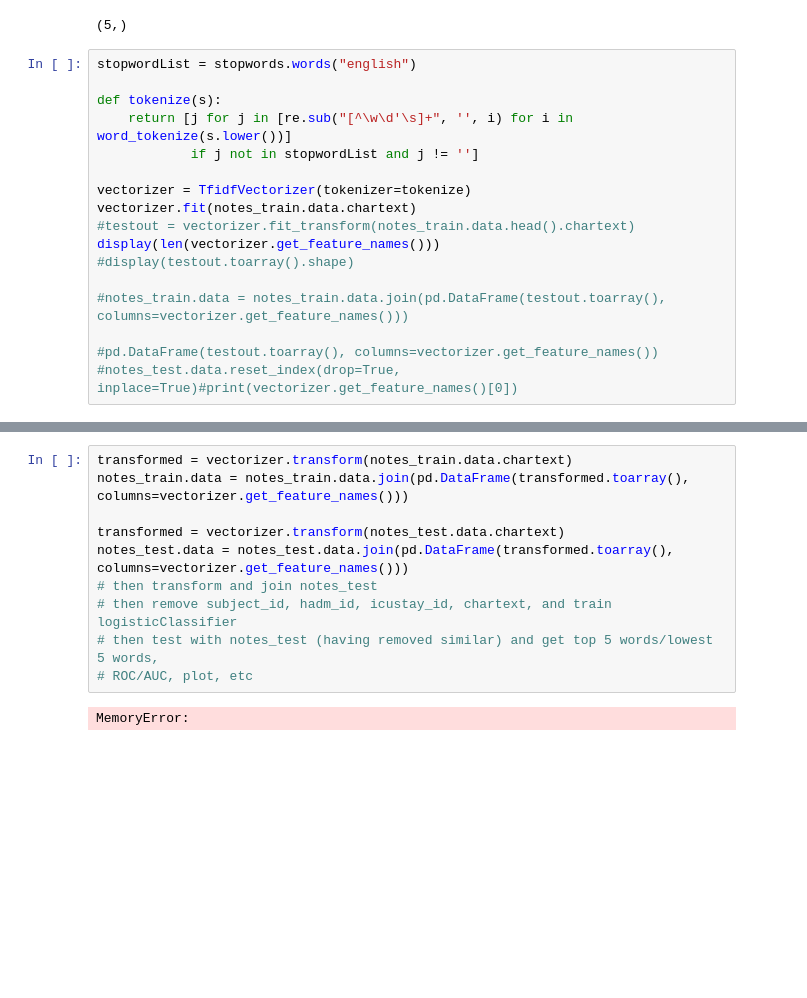
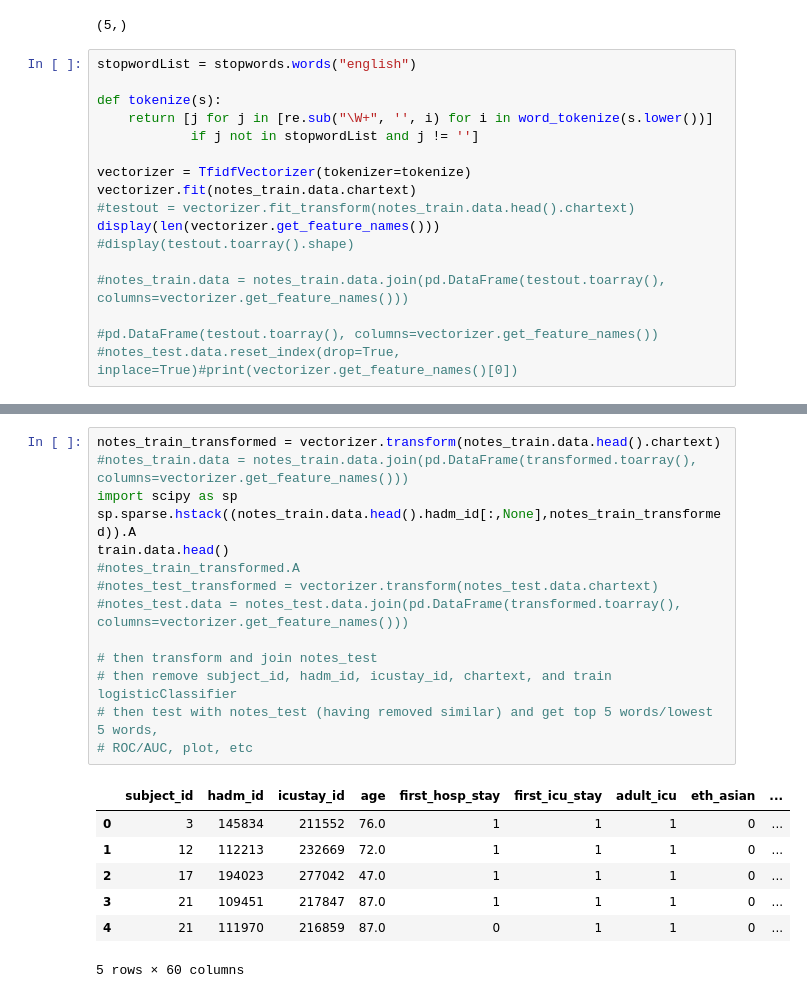
Before and after one commit to cloudcrypt/MLforHealth, a Jupyter notebook: predict-mortality.ipynb, the cells around one changed output, grey strips where cells are left out. Cells and saved outputs as stored; diff of their text form; blank space fills up the shorter version.

```diff
--- a/predict-mortality.ipynb
+++ b/predict-mortality.ipynb
@@ -133,7 +171,7 @@ notes_train.data.chartext.head().values.shape
 stopwordList = stopwords.words("english")
 
 def tokenize(s):
-    return [j for j in [re.sub("[^\w\d'\s]+", '', i) for i in word_tokenize(s.lower())]
+    return [j for j in [re.sub("\W+", '', i) for i in word_tokenize(s.lower())]
             if j not in stopwordList and j != '']
 
 vectorizer = TfidfVectorizer(tokenizer=tokenize)
@@ -171,13 +193,23 @@ vectorizer.get_feature_names()
 # %%
-transformed = vectorizer.transform(notes_train.data.chartext)
-notes_train.data = notes_train.data.join(pd.DataFrame(transformed.toarray(), columns=vectorizer.get_feature_names()))
+notes_train_transformed = vectorizer.transform(notes_train.data.head().chartext)
+#notes_train.data = notes_train.data.join(pd.DataFrame(transformed.toarray(), columns=vectorizer.get_feature_names()))
+import scipy as sp
+sp.sparse.hstack((notes_train.data.head().hadm_id[:,None],notes_train_transformed)).A
+train.data.head()
+#notes_train_transformed.A
+#notes_test_transformed = vectorizer.transform(notes_test.data.chartext)
+#notes_test.data = notes_test.data.join(pd.DataFrame(transformed.toarray(), columns=vectorizer.get_feature_names()))
 
-transformed = vectorizer.transform(notes_test.data.chartext)
-notes_test.data = notes_test.data.join(pd.DataFrame(transformed.toarray(), columns=vectorizer.get_feature_names()))
 # then transform and join notes_test
 # then remove subject_id, hadm_id, icustay_id, chartext, and train logisticClassifier
 # then test with notes_test (having removed similar) and get top 5 words/lowest 5 words,
 # ROC/AUC, plot, etc
 # %% [output]
+|  | subject_id | hadm_id | icustay_id | age | first_hosp_stay | first_icu_stay | adult_icu | eth_asian | ... |
+| 0 | 3 | 145834 | 211552 | 76.0 | 1 | 1 | 1 | 0 | ... |
+| 1 | 12 | 112213 | 232669 | 72.0 | 1 | 1 | 1 | 0 | ... |
+| 2 | 17 | 194023 | 277042 | 47.0 | 1 | 1 | 1 | 0 | ... |
+| 3 | 21 | 109451 | 217847 | 87.0 | 1 | 1 | 1 | 0 | ... |
+| 4 | 21 | 111970 | 216859 | 87.0 | 0 | 1 | 1 | 0 | ... |
-MemoryError:
+5 rows × 60 columns
 # %%
```
Also changed, not shown: parts of 14 cells of this notebook.
